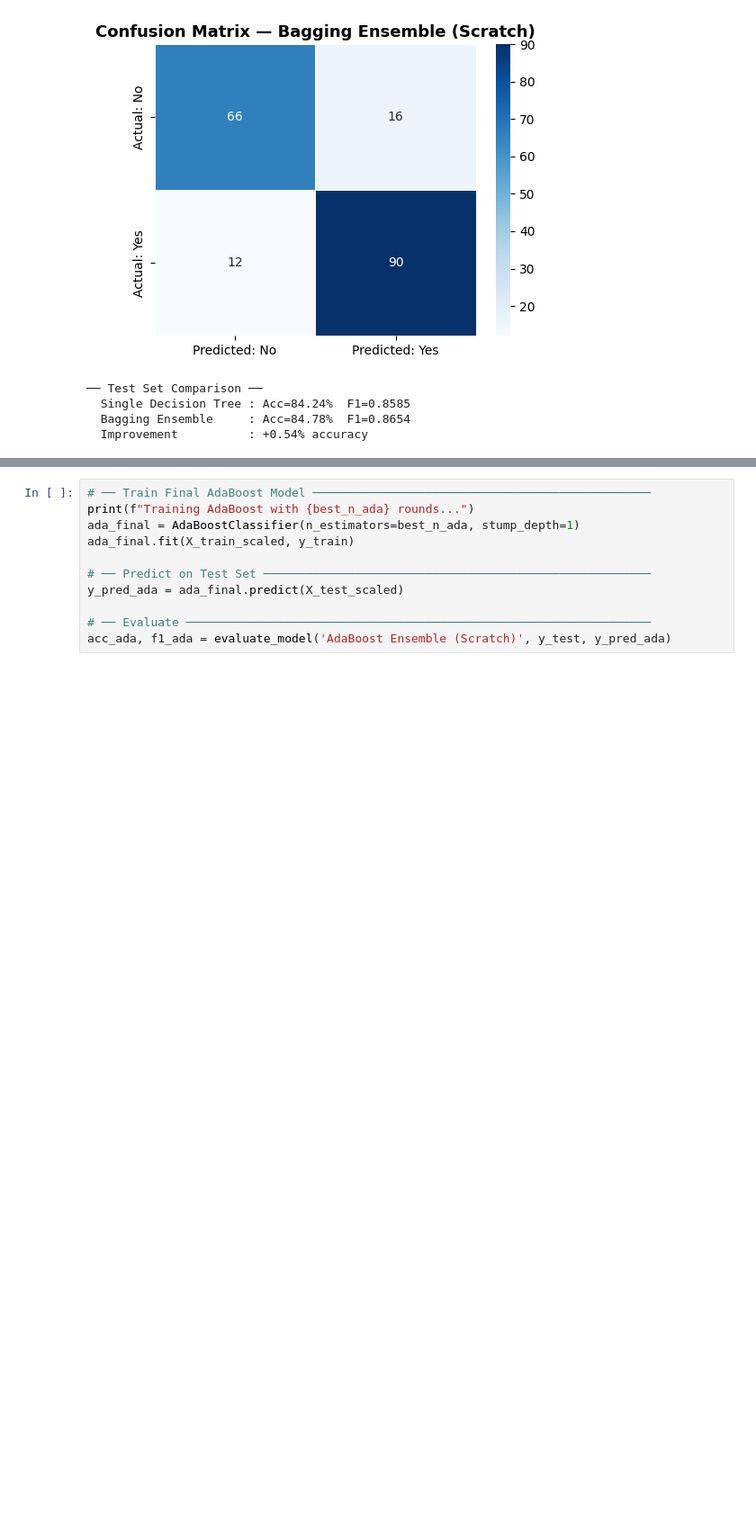
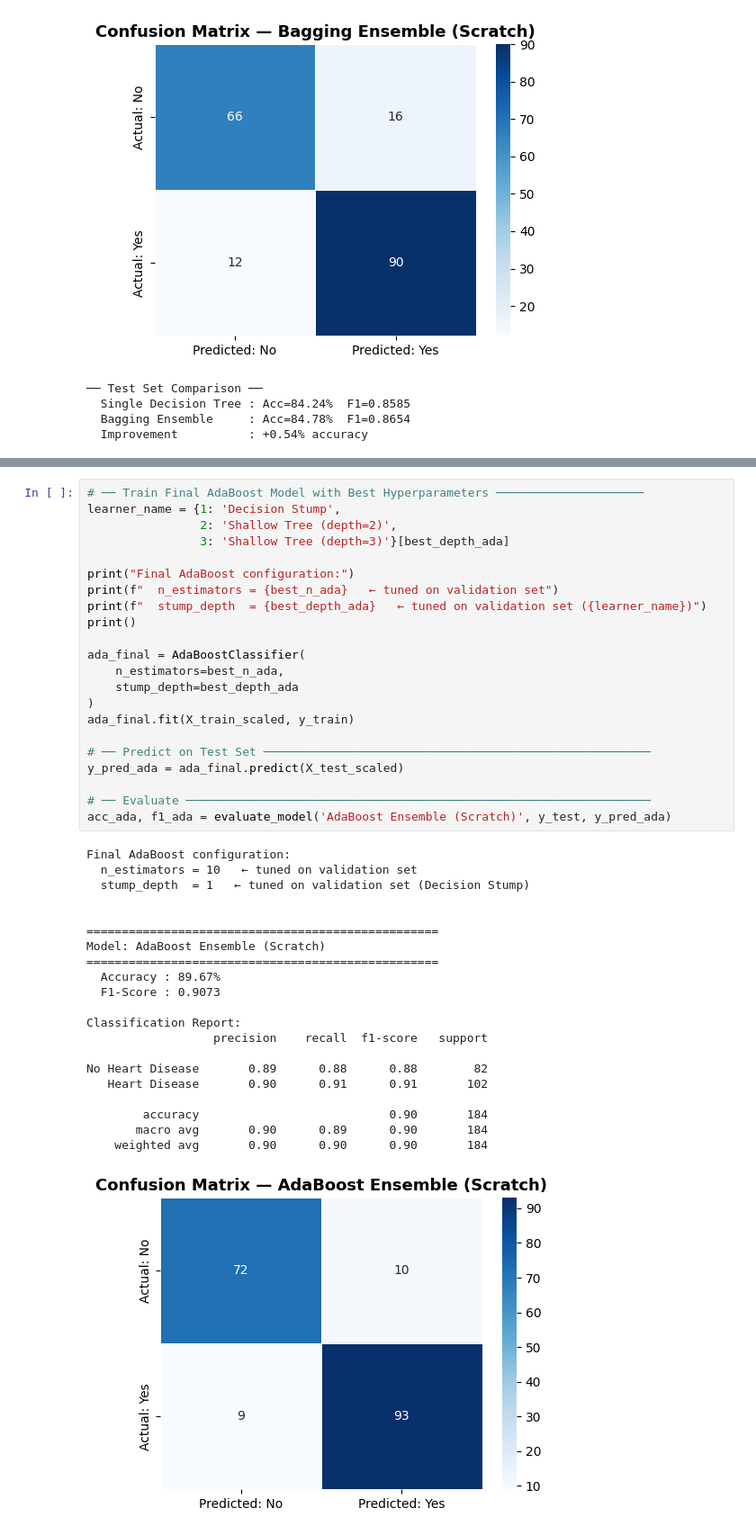
Before and after one commit to ash15764/Heart_Failure_Prediction, a Jupyter notebook: Heart_Failure_Classification_Assignment2 (1).ipynb, the cells around one changed output, grey strips where cells are left out. Shown at 90% size. Drawn from its saved outputs; the diff is of its cells as text; blank space fills up the shorter version.

```diff
--- a/Heart_Failure_Classification_Assignment2 (1).ipynb
+++ b/Heart_Failure_Classification_Assignment2 (1).ipynb
@@ -1120,13 +1062,46 @@ plt.show()
 # %%
-# ── Train Final AdaBoost Model ────────────────────────────────────────────────
-print(f"Training AdaBoost with {best_n_ada} rounds...")
-ada_final = AdaBoostClassifier(n_estimators=best_n_ada, stump_depth=1)
+# ── Train Final AdaBoost Model with Best Hyperparameters ─────────────────────
+learner_name = {1: 'Decision Stump',
+                2: 'Shallow Tree (depth=2)',
+                3: 'Shallow Tree (depth=3)'}[best_depth_ada]
+
+print("Final AdaBoost configuration:")
+print(f"  n_estimators = {best_n_ada}   ← tuned on validation set")
+print(f"  stump_depth  = {best_depth_ada}   ← tuned on validation set ({learner_name})")
+print()
+
+ada_final = AdaBoostClassifier(
+    n_estimators=best_n_ada,
+    stump_depth=best_depth_ada
+)
 ada_final.fit(X_train_scaled, y_train)
 
 # ── Predict on Test Set ───────────────────────────────────────────────────────
 y_pred_ada = ada_final.predict(X_test_scaled)
 
 # ── Evaluate ──────────────────────────────────────────────────────────────────
 acc_ada, f1_ada = evaluate_model('AdaBoost Ensemble (Scratch)', y_test, y_pred_ada)
+# %% [output]
+Final AdaBoost configuration:
+  n_estimators = 10   ← tuned on validation set
+  stump_depth  = 1   ← tuned on validation set (Decision Stump)
+
+
+==================================================
+Model: AdaBoost Ensemble (Scratch)
+==================================================
+  Accuracy : 89.67%
+  F1-Score : 0.9073
+
+Classification Report:
+                  precision    recall  f1-score   support
+
+No Heart Disease       0.89      0.88      0.88        82
+   Heart Disease       0.90      0.91      0.91       102
+
+        accuracy                           0.90       184
+       macro avg       0.90      0.89      0.90       184
+    weighted avg       0.90      0.90      0.90       184
+[figure, added]
 # %% [markdown]
 ---
```
Also changed, not shown: parts of 23 cells of this notebook.
